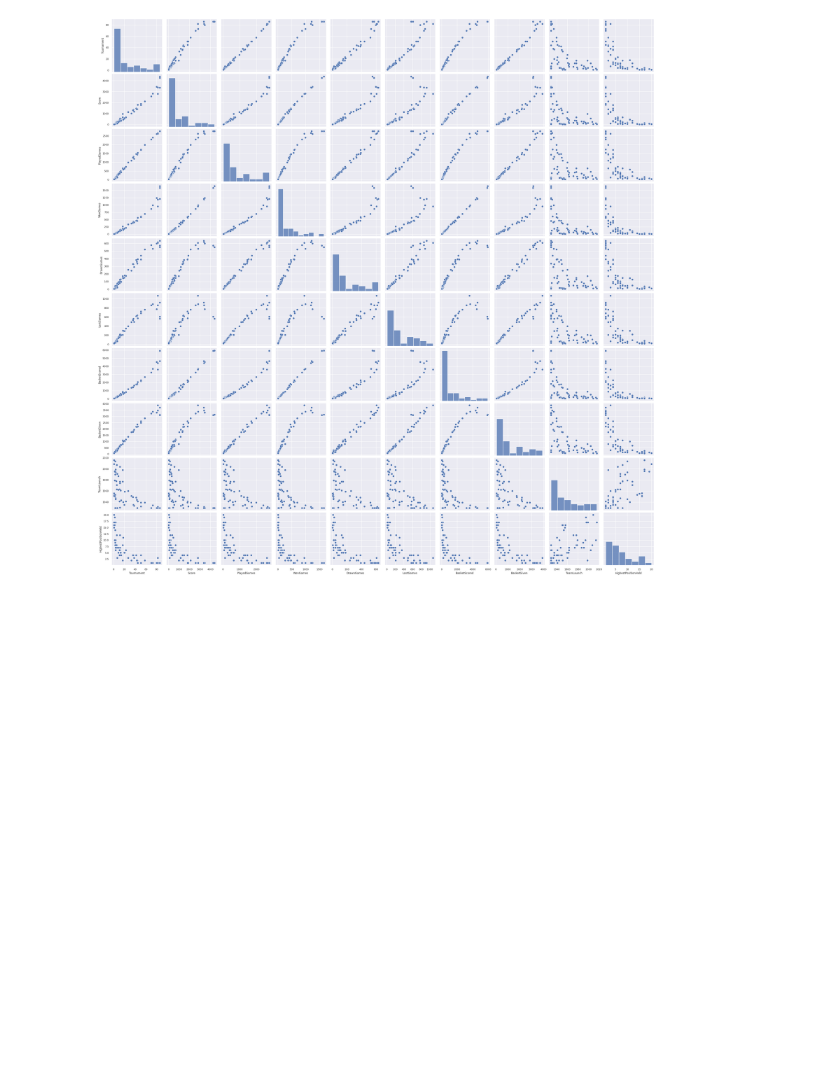
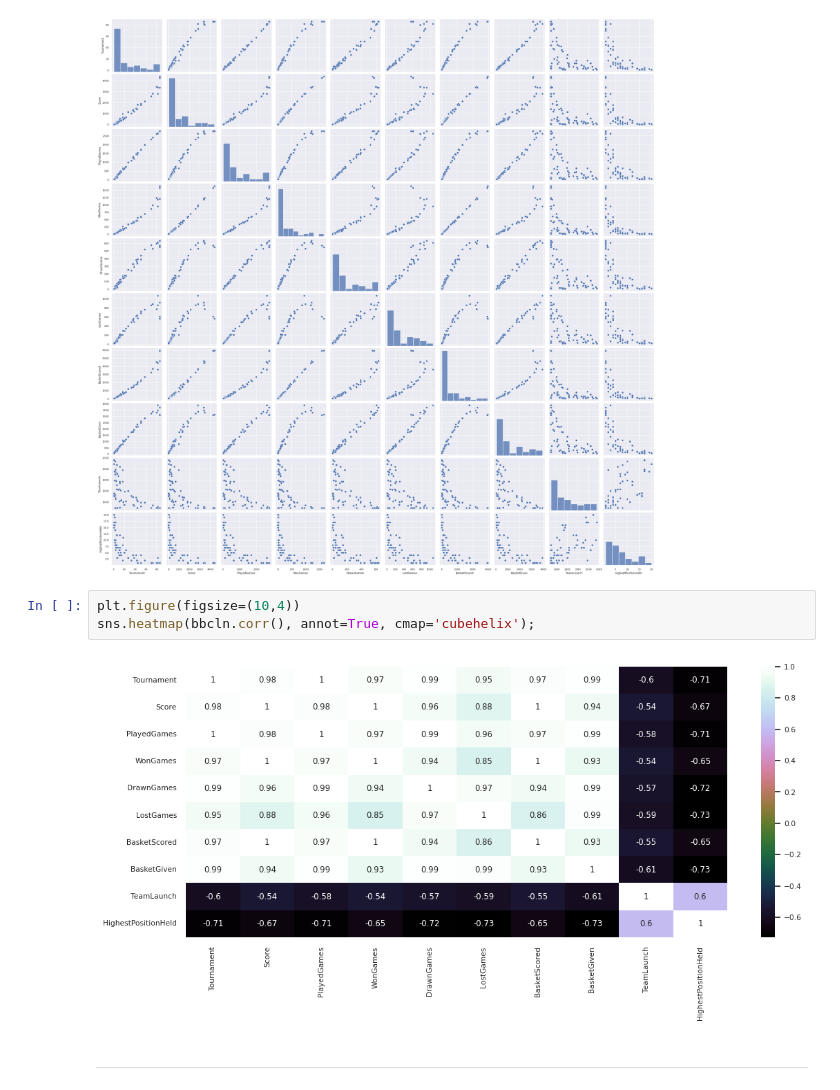
Before and after one commit to nishantkapps/aiml-projects, a Jupyter notebook: Stats_Project.ipynb, the cells around one changed output. Drawn from its saved outputs; the diff is of its cells as text; blank space fills up the shorter version.

```diff
--- a/Stats_Project.ipynb
+++ b/Stats_Project.ipynb
@@ -363,3 +384,10 @@ sns.pairplot(bbcln)
 # %% [output]
 <seaborn.axisgrid.PairGrid at 0x...>
 [figure]
+# %%
+plt.figure(figsize=(10,4))
+sns.heatmap(bbcln.corr(), annot=True, cmap='cubehelix');
+# %% [output]
+[figure, added]
+# %% [markdown]
+<hr color='red'>
```
Also changed, not shown: parts of 48 cells of this notebook.
